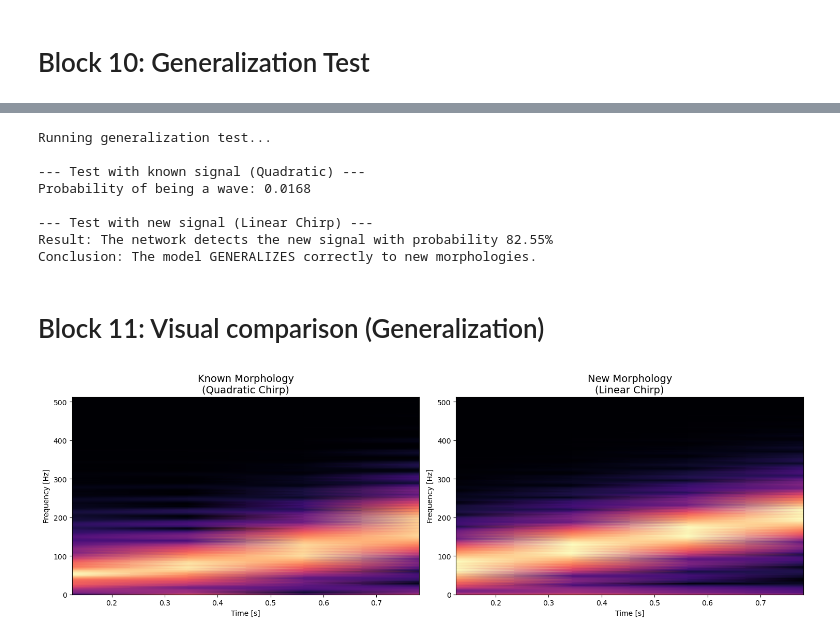
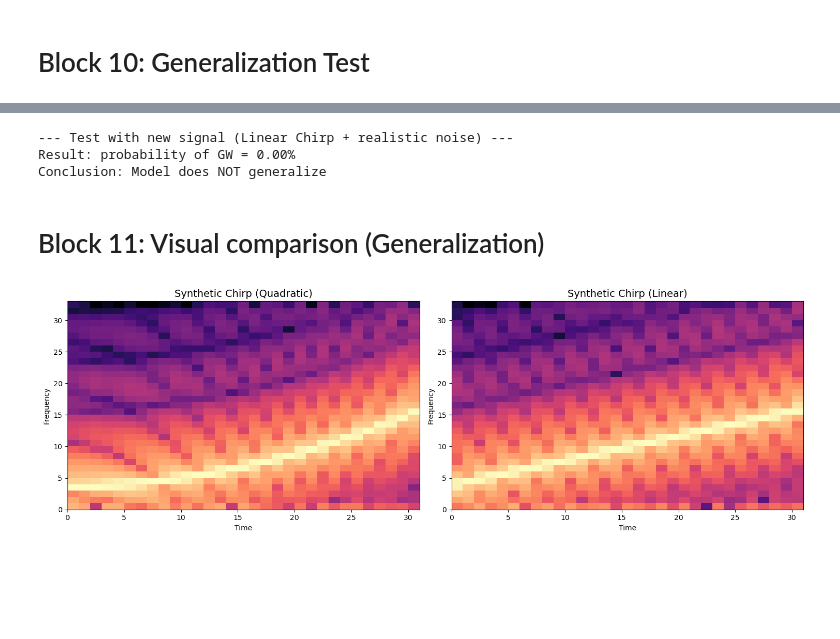
Before and after one commit to Marf27/Neural-networks-for-gravitational-waves, a Jupyter notebook: Gravitational_Waves.ipynb, the cells around one changed output, grey strips where cells are left out. Saved outputs shown, nothing was run; the diff lists cells and outputs as text; code cells hidden in the pictures; blank space fills up the shorter version.

```diff
--- a/Gravitational_Waves.ipynb
+++ b/Gravitational_Waves.ipynb
@@ -504,20 +668,16 @@ Probability of being a wave: 0.1972
 # %%
-print("Running generalization test...")
+print("\n--- Test with new signal (Linear Chirp + realistic noise) ---")
 
-# 1. Test with a signal the network HAS seen (Quadratic)
-print("\n--- Test with known signal (Quadratic) ---")
-test_generalization(model)  # This function uses the known signal by default
-
-# 2. Manual test with a signal the network has NOT seen (Linear Chirp)
-print("\n--- Test with new signal (Linear Chirp) ---")
 t_gen = np.linspace(0, 1, 1024)
 
-# Generate a Linear Chirp (the network was trained on Quadratic)
 sig_lineal = signal.chirp(t_gen, f0=40, f1=200, t1=1, method='linear')
+sig_lineal = sig_lineal / (np.std(sig_lineal) + 1e-8)
+
+noise = generate_realistic_noise()
 snr_test = 12
-data_gen = np.random.normal(0, 1, len(t_gen)) + (sig_lineal * (snr_test / np.sqrt(len(t_gen))))
 
-# Preprocess and predict
+data_gen = noise + snr_test * sig_lineal
+
 spec_gen = get_spectrogram(data_gen)[np.newaxis, ..., np.newaxis]
 spec_gen = (spec_gen - mean) / std
 
@@ -527,54 +687,56 @@ with torch.no_grad():
     logits = model(spec_t)
     prob = torch.sigmoid(logits).cpu().numpy()
 
-print(f"Result: The network detects the new signal with probability {prob[0][0]*100:.2f}%")
+print(f"Result: probability of GW = {prob[0][0]*100:.2f}%")
 
 if prob[0][0] > 0.5:
-    print("Conclusion: The model GENERALIZES correctly to new morphologies.")
+    print("Conclusion: Model generalizes to new morphologies")
 else:
-    print("Conclusion: The model does NOT generalize; it is dependent on the training shape.")
+    print("Conclusion: Model does NOT generalize")
 # %% [output]
-Running generalization test...
-
---- Test with known signal (Quadratic) ---
-Probability of being a wave: 0.0168
-
---- Test with new signal (Linear Chirp) ---
-Result: The network detects the new signal with probability 82.55%
-Conclusion: The model GENERALIZES correctly to new morphologies.
+--- Test with new signal (Linear Chirp + realistic noise) ---
+Result: probability of GW = 0.00%
+Conclusion: Model does NOT generalize
 # %% [markdown]
 # Block 11: Visual comparison (Generalization)
 # %%
-import matplotlib.pyplot as plt
-
 def compare_morphologies():
     t = np.linspace(0, 1, 1024)
 
-    # 1. Quadratic signal (seen during training)
+    # Signals
     sig_quad = signal.chirp(t, f0=50, f1=250, t1=1, method='quadratic')
+    sig_lin  = signal.chirp(t, f0=50, f1=250, t1=1, method='linear')
 
-    # 2. Linear signal (unseen during training)
-    sig_lin = signal.chirp(t, f0=50, f1=250, t1=1, method='linear')
+    # Normalize
+    sig_quad = sig_quad / (np.std(sig_quad) + 1e-8)
+    sig_lin  = sig_lin  / (np.std(sig_lin)  + 1e-8)
+
+    # Add realistic noise
+    noise1 = generate_realistic_noise()
+    noise2 = generate_realistic_noise()
+
+    data_quad = noise1 + 10 * sig_quad
+    data_lin  = noise2 + 10 * sig_lin
+
+    # Spectrograms
+    spec_quad = get_spectrogram(data_quad)
+    spec_lin  = get_spectrogram(data_lin)
 
     fig, (ax1, ax2) = plt.subplots(1, 2, figsize=(15, 5))
 
-    # Quadratic spectrogram
-    f_q, t_q, Sxx_q = signal.spectrogram(sig_quad, fs=1024)
-    ax1.pcolormesh(t_q, f_q, np.log(Sxx_q + 1e-10), shading='gouraud', cmap='magma')
-    ax1.set_title('Known Morphology\n(Quadratic Chirp)', fontsize=14)
-    ax1.set_ylabel('Frequency [Hz]')
-    ax1.set_xlabel('Time [s]')
+    ax1.pcolormesh(spec_quad, shading='auto', cmap='magma')
+    ax1.set_title('Synthetic Chirp (Quadratic)', fontsize=14)
+    ax1.set_xlabel('Time')
+    ax1.set_ylabel('Frequency')
 
-    # Linear spectrogram
-    f_l, t_l, Sxx_l = signal.spectrogram(sig_lin, fs=1024)
-    ax2.pcolormesh(t_l, f_l, np.log(Sxx_l + 1e-10), shading='gouraud', cmap='magma')
-    ax2.set_title('New Morphology\n(Linear Chirp)', fontsize=14)
-    ax2.set_ylabel('Frequency [Hz]')
-    ax2.set_xlabel('Time [s]')
+    ax2.pcolormesh(spec_lin, shading='auto', cmap='magma')
+    ax2.set_title('Synthetic Chirp (Linear)', fontsize=14)
+    ax2.set_xlabel('Time')
+    ax2.set_ylabel('Frequency')
 
     plt.tight_layout()
     plt.show()
 
 compare_morphologies()
 # %% [output]
-[figure, old version]
+[figure, new version]
```
Also changed, not shown: parts of 12 cells of this notebook.
